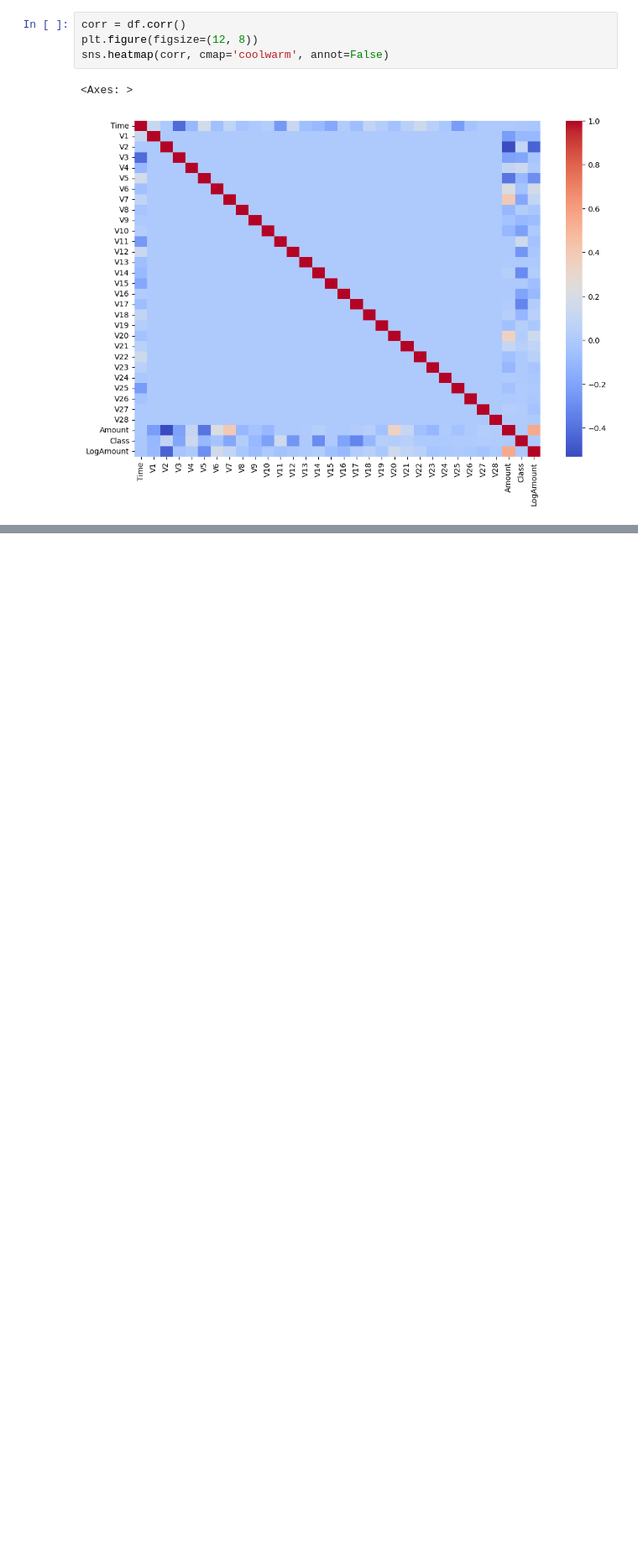
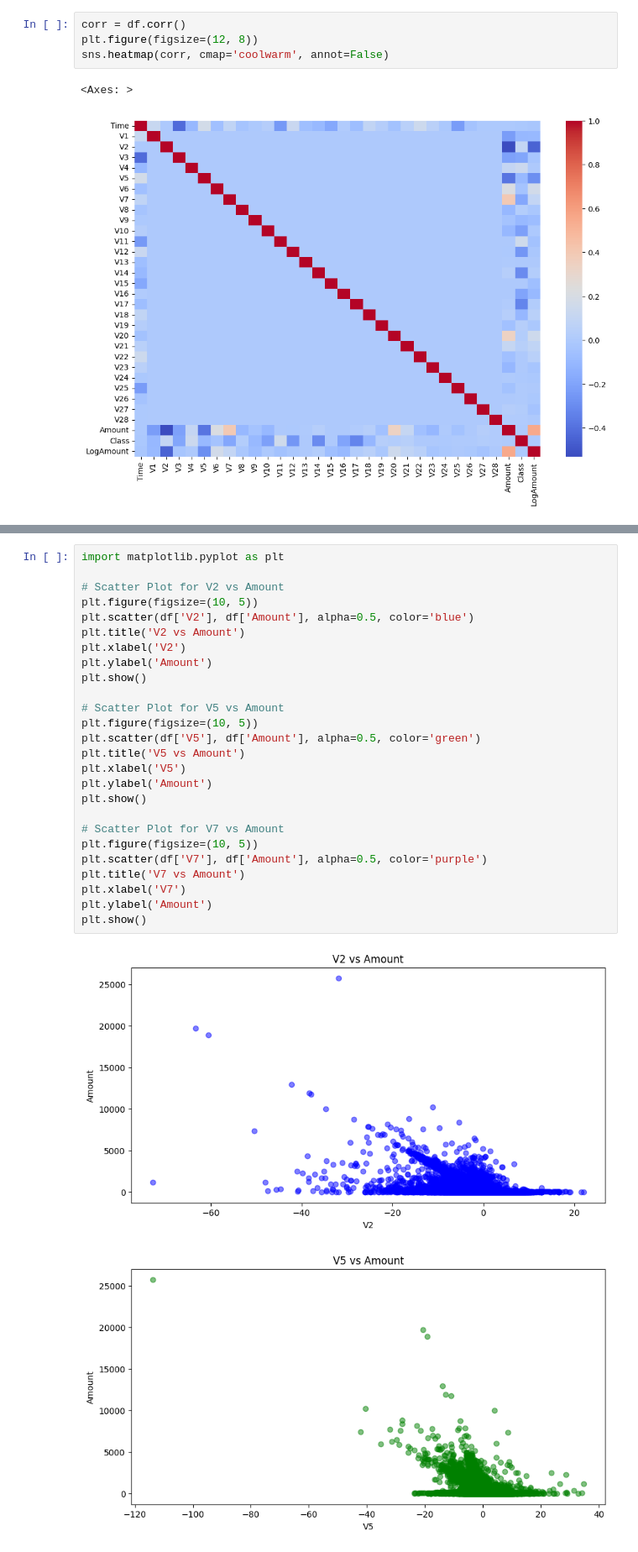
Before and after one commit to AmrutaKoshe/Real_Time_Fraud_Detection, a Jupyter notebook: notebooks/credit_card_fraud.ipynb, the cells around one changed output, grey strips where cells are left out. Shown: that part at 84% size. Cells and saved outputs as stored; diff of their text form; blank space fills up the shorter version.

```diff
--- a/notebooks/credit_card_fraud.ipynb
+++ b/notebooks/credit_card_fraud.ipynb
@@ -184,0 +187,29 @@ sns.heatmap(corr, cmap='coolwarm', annot=False)
+# %%
+import matplotlib.pyplot as plt
+
+# Scatter Plot for V2 vs Amount
+plt.figure(figsize=(10, 5))
+plt.scatter(df['V2'], df['Amount'], alpha=0.5, color='blue')
+plt.title('V2 vs Amount')
+plt.xlabel('V2')
+plt.ylabel('Amount')
+plt.show()
+
+# Scatter Plot for V5 vs Amount
+plt.figure(figsize=(10, 5))
+plt.scatter(df['V5'], df['Amount'], alpha=0.5, color='green')
+plt.title('V5 vs Amount')
+plt.xlabel('V5')
+plt.ylabel('Amount')
+plt.show()
+
+# Scatter Plot for V7 vs Amount
+plt.figure(figsize=(10, 5))
+plt.scatter(df['V7'], df['Amount'], alpha=0.5, color='purple')
+plt.title('V7 vs Amount')
+plt.xlabel('V7')
+plt.ylabel('Amount')
+plt.show()
+# %% [output]
+[figure, added]
+[figure, added]
```
Also changed, not shown: parts of 22 cells of this notebook.
